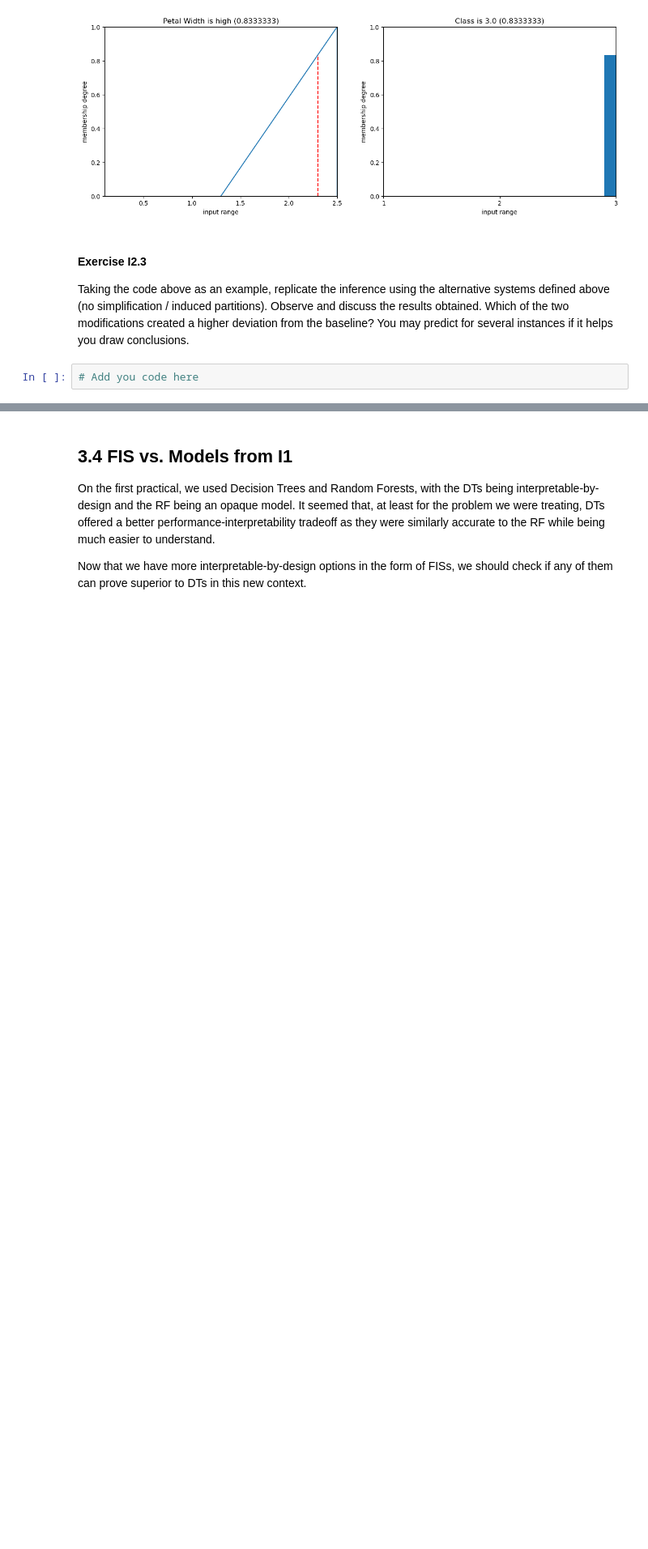
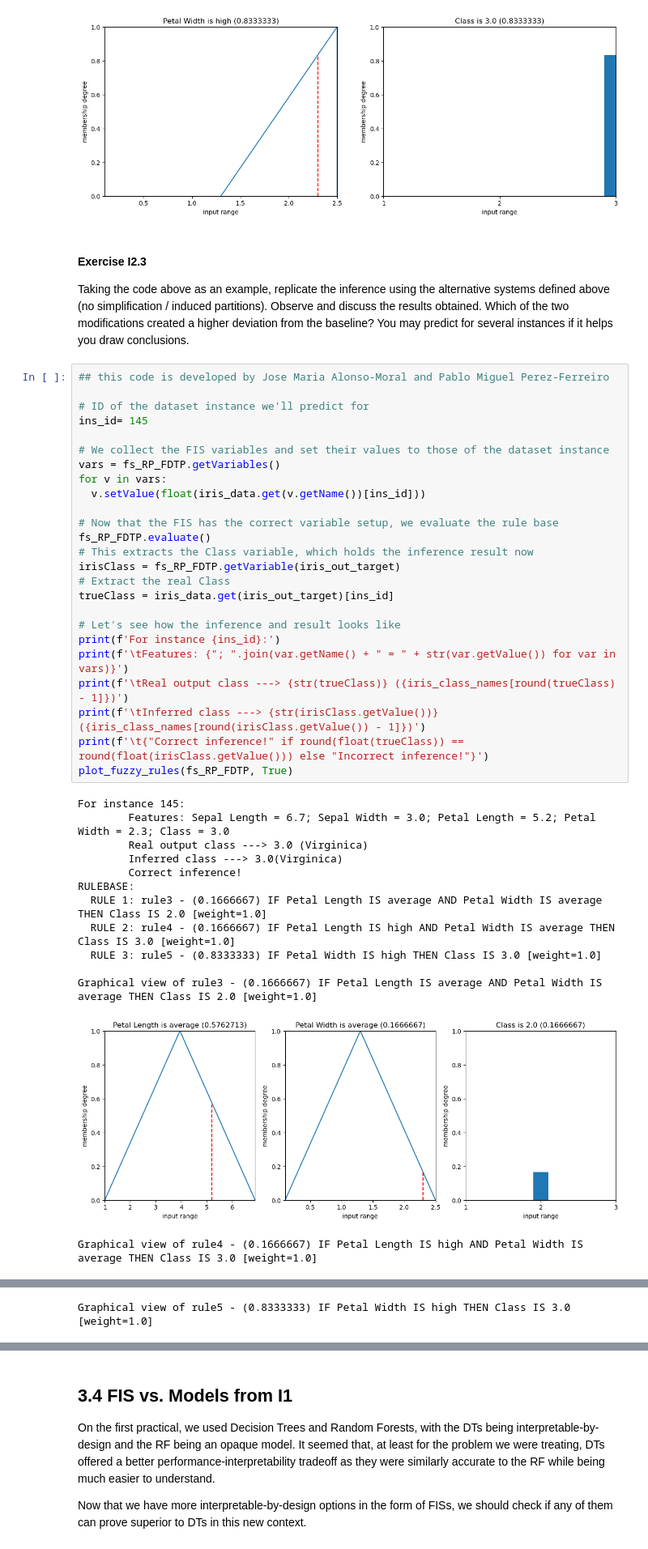
Before and after one commit to fvazquezf/txai_tp, a Jupyter notebook: TXAI_I2_EXFS.ipynb, the cells around one changed output, grey strips where cells are left out. Shown at 81% size. Cells and saved outputs as stored; diff of their text form; blank space fills up the shorter version.

```diff
--- a/TXAI_I2_EXFS.ipynb
+++ b/TXAI_I2_EXFS.ipynb
@@ -357,4 +384,41 @@ Graphical view of rule4 - (0.8333333) IF Petal Width IS high THEN Class IS 3.0 [
 
 Taking the code above as an example, replicate the inference using the alternative systems defined above (no simplification / induced partitions). Observe and discuss the results obtained. Which of the two modifications created a higher deviation from the baseline? You may predict for several instances if it helps you draw conclusions.
 # %%
-# Add you code here
+## this code is developed by Jose Maria Alonso-Moral and Pablo Miguel Perez-Ferreiro
+
+# ID of the dataset instance we'll predict for
+ins_id= 145
+
+# We collect the FIS variables and set their values to those of the dataset instance
+vars = fs_RP_FDTP.getVariables()
+for v in vars:
+  v.setValue(float(iris_data.get(v.getName())[ins_id]))
+
+# Now that the FIS has the correct variable setup, we evaluate the rule base
+fs_RP_FDTP.evaluate()
+# This extracts the Class variable, which holds the inference result now
+irisClass = fs_RP_FDTP.getVariable(iris_out_target)
+# Extract the real Class
+trueClass = iris_data.get(iris_out_target)[ins_id]
+
+# Let's see how the inference and result looks like
+print(f'For instance {ins_id}:')
+print(f'\tFeatures: {"; ".join(var.getName() + " = " + str(var.getValue()) for var in vars)}')
+print(f'\tReal output class ---> {str(trueClass)} ({iris_class_names[round(trueClass) - 1]})')
+print(f'\tInferred class ---> {str(irisClass.getValue())}({iris_class_names[round(irisClass.getValue()) - 1]})')
+print(f'\t{"Correct inference!" if round(float(trueClass)) == round(float(irisClass.getValue())) else "Incorrect inference!"}')
+plot_fuzzy_rules(fs_RP_FDTP, True)
+# %% [output]
+For instance 145:
+        Features: Sepal Length = 6.7; Sepal Width = 3.0; Petal Length = 5.2; Petal Width = 2.3; Class = 3.0
+        Real output class ---> 3.0 (Virginica)
+        Inferred class ---> 3.0(Virginica)
+        Correct inference!
+RULEBASE:
+  RULE 1: rule3 - (0.1666667) IF Petal Length IS average AND Petal Width IS average THEN Class IS 2.0 [weight=1.0]
+  RULE 2: rule4 - (0.1666667) IF Petal Length IS high AND Petal Width IS average THEN Class IS 3.0 [weight=1.0]
+  RULE 3: rule5 - (0.8333333) IF Petal Width IS high THEN Class IS 3.0 [weight=1.0]
+
+Graphical view of rule3 - (0.1666667) IF Petal Length IS average AND Petal Width IS average THEN Class IS 2.0 [weight=1.0]
+[figure, added]
+Graphical view of rule4 - (0.1666667) IF Petal Length IS high AND Petal Width IS average THEN Class IS 3.0 [weight=1.0]
@@ -360,0 +426 @@ Taking the code above as an example, replicate the inference using the alternati
+Graphical view of rule5 - (0.8333333) IF Petal Width IS high THEN Class IS 3.0 [weight=1.0]
```
Also changed, not shown: parts of 6 cells of this notebook.
